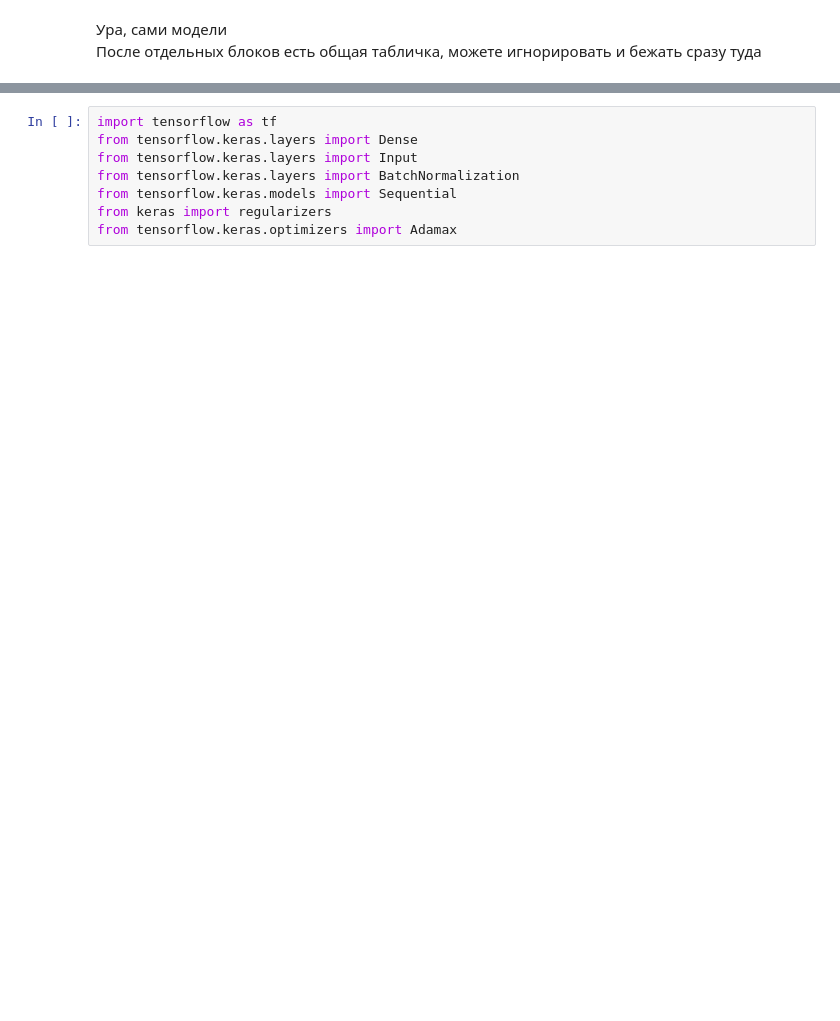
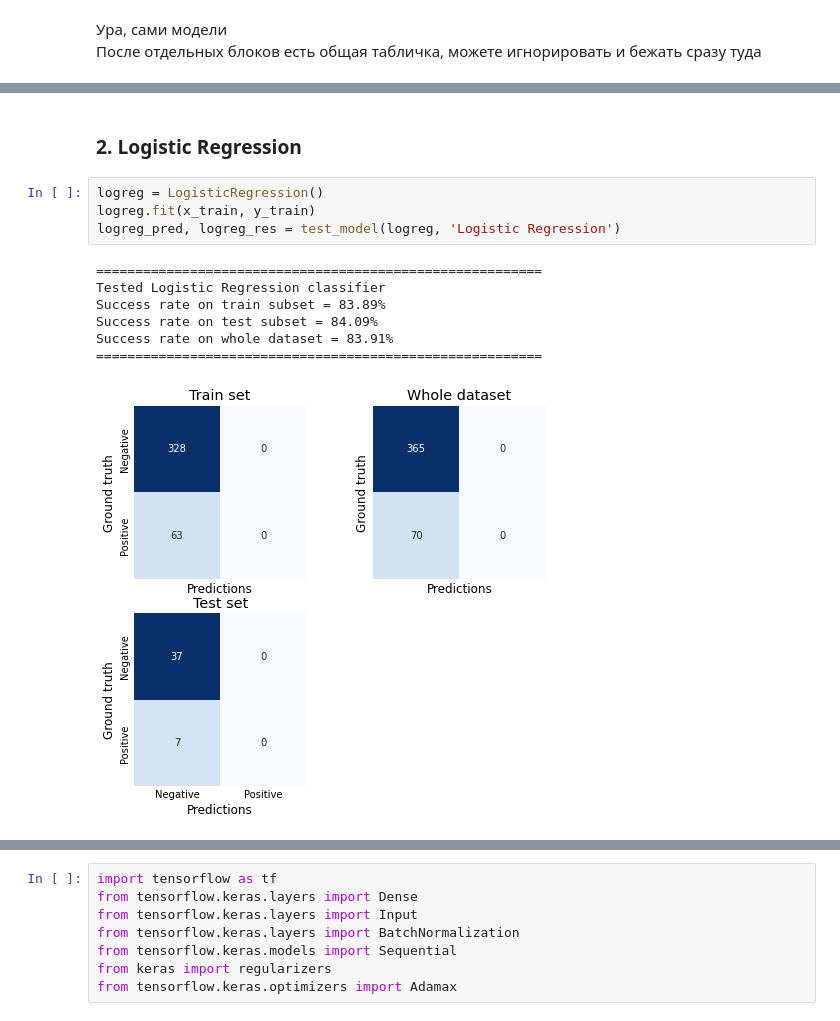
Before and after one commit to EmpyEmpt/Anemia-modeling, a Jupyter notebook: modeling.ipynb, the cells around one changed output, grey strips where cells are left out. Drawn from its saved outputs; the diff is of its cells as text; blank space fills up the shorter version.

```diff
--- a/modeling.ipynb
+++ b/modeling.ipynb
@@ -177,0 +129,14 @@ Success rate on whole dataset = 69.66%
+# %% [markdown]
+### 2. Logistic Regression
+# %%
+logreg = LogisticRegression()
+logreg.fit(x_train, y_train)
+logreg_pred, logreg_res = test_model(logreg, 'Logistic Regression')
+# %% [output]
+=========================================================
+Tested Logistic Regression classifier
+Success rate on train subset = 83.89%
+Success rate on test subset = 84.09%
+Success rate on whole dataset = 83.91%
+=========================================================
+[figure, added]
```
Also changed, not shown: parts of 79 cells of this notebook, 1 other file.
